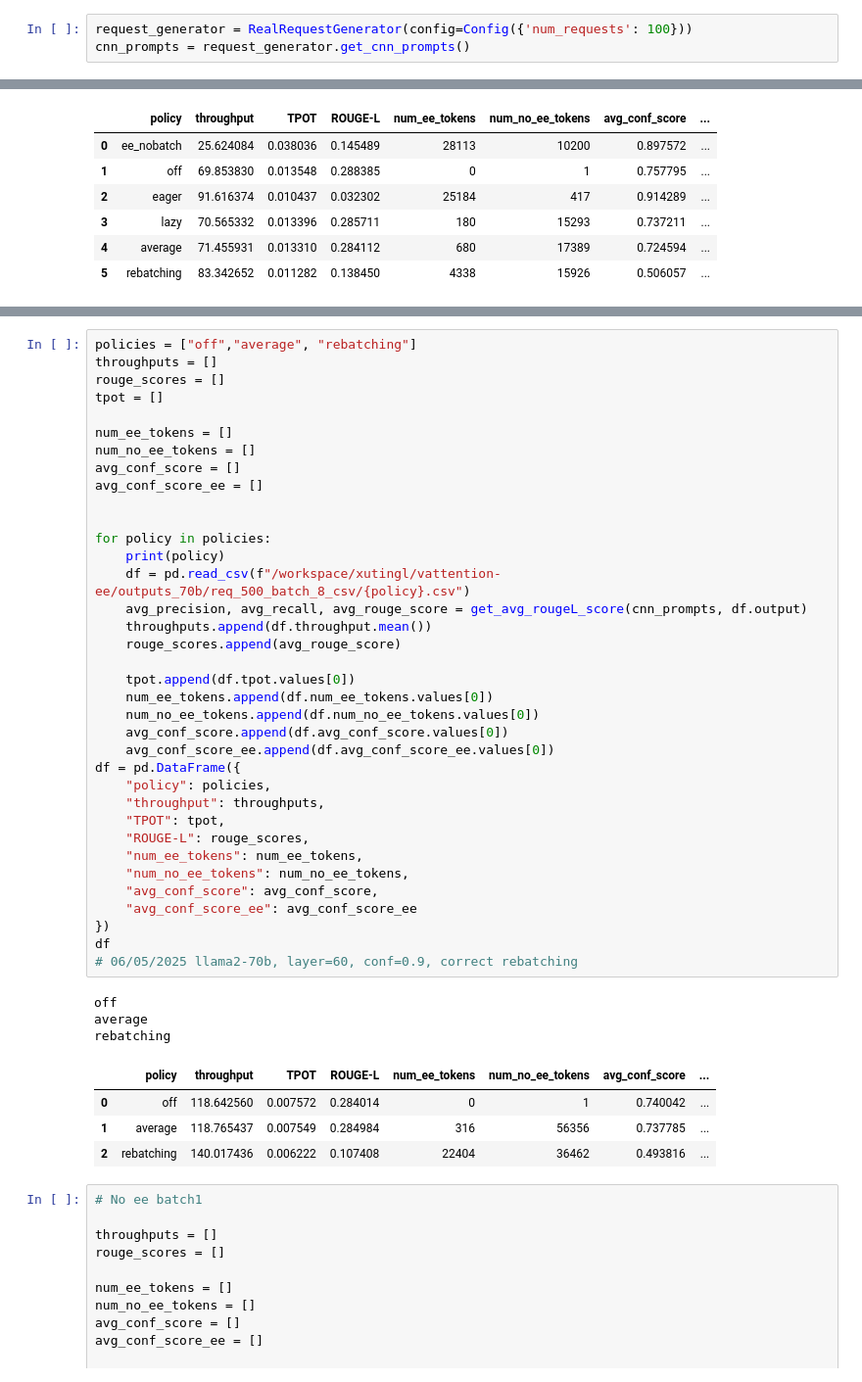
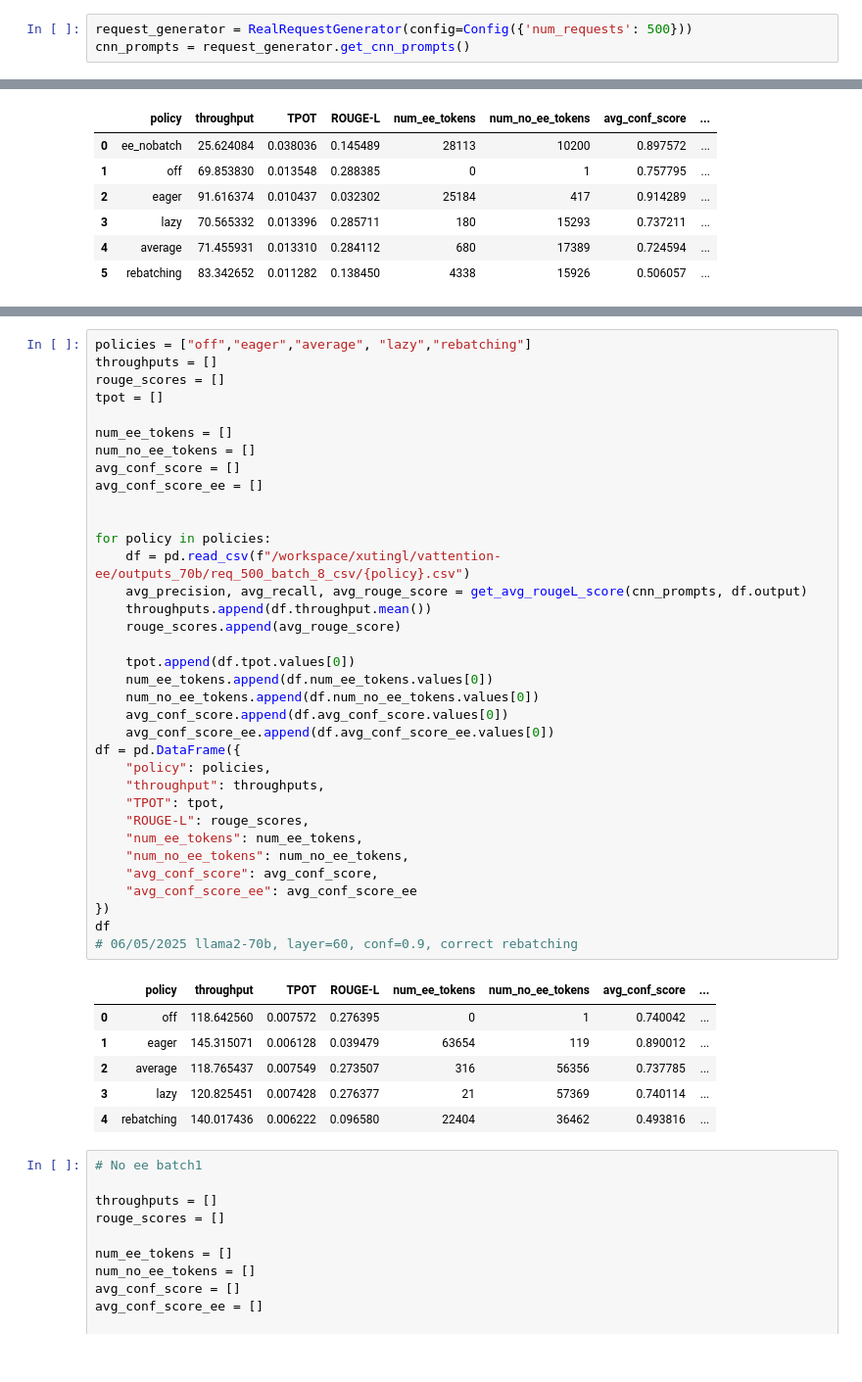
Before and after one commit to xutingl/vattention-ee, a Jupyter notebook: outputs_70b/analyze.ipynb, the cells around one changed output, grey strips where cells are left out. Shown: that part at 98% size. Saved outputs shown, nothing was run; the diff lists cells and outputs as text.

```diff
--- a/outputs_70b/analyze.ipynb
+++ b/outputs_70b/analyze.ipynb
@@ -9,5 +9,5 @@ unable to import module pod_attn
 # %%
-request_generator = RealRequestGenerator(config=Config({'num_requests': 100}))
+request_generator = RealRequestGenerator(config=Config({'num_requests': 500}))
 cnn_prompts = request_generator.get_cnn_prompts()
 # %%
 scorer = rouge_scorer.RougeScorer(['rougeL', 'rouge1', 'rouge2'])
@@ -280,5 +555,5 @@ df
 # %%
-policies = ["off","average", "rebatching"]
+policies = ["off","eager","average", "lazy","rebatching"]
 throughputs = []
 rouge_scores = []
 tpot = []
@@ -287,40 +562,38 @@ num_ee_tokens = []
 num_no_ee_tokens = []
 avg_conf_score = []
 avg_conf_score_ee = []
 
 
 for policy in policies:
-    print(policy)
     df = pd.read_csv(f"/workspace/xutingl/vattention-ee/outputs_70b/req_500_batch_8_csv/{policy}.csv")
     avg_precision, avg_recall, avg_rouge_score = get_avg_rougeL_score(cnn_prompts, df.output)
     throughputs.append(df.throughput.mean())
     rouge_scores.append(avg_rouge_score)
 
     tpot.append(df.tpot.values[0])
     num_ee_tokens.append(df.num_ee_tokens.values[0])
     num_no_ee_tokens.append(df.num_no_ee_tokens.values[0])
     avg_conf_score.append(df.avg_conf_score.values[0])
     avg_conf_score_ee.append(df.avg_conf_score_ee.values[0])
 df = pd.DataFrame({
     "policy": policies,
     "throughput": throughputs,
     "TPOT": tpot,
     "ROUGE-L": rouge_scores,
     "num_ee_tokens": num_ee_tokens,
     "num_no_ee_tokens": num_no_ee_tokens,
     "avg_conf_score": avg_conf_score,
     "avg_conf_score_ee": avg_conf_score_ee
 })
 df
 # 06/05/2025 llama2-70b, layer=60, conf=0.9, correct rebatching
 # %% [output]
-off
-average
-rebatching
 |  | policy | throughput | TPOT | ROUGE-L | num_ee_tokens | num_no_ee_tokens | avg_conf_score | ... |
-| 0 | off | 118.642560 | 0.007572 | 0.284014 | 0 | 1 | 0.740042 | ... |
-| 1 | average | 118.765437 | 0.007549 | 0.284984 | 316 | 56356 | 0.737785 | ... |
-| 2 | rebatching | 140.017436 | 0.006222 | 0.107408 | 22404 | 36462 | 0.493816 | ... |
+| 0 | off | 118.642560 | 0.007572 | 0.276395 | 0 | 1 | 0.740042 | ... |
+| 1 | eager | 145.315071 | 0.006128 | 0.039479 | 63654 | 119 | 0.890012 | ... |
+| 2 | average | 118.765437 | 0.007549 | 0.273507 | 316 | 56356 | 0.737785 | ... |
+| 3 | lazy | 120.825451 | 0.007428 | 0.276377 | 21 | 57369 | 0.740114 | ... |
+| 4 | rebatching | 140.017436 | 0.006222 | 0.096580 | 22404 | 36462 | 0.493816 | ... |
 # %%
 # No ee batch1
 
```
Also changed, not shown: parts of 3 cells of this notebook, 20 other files.
